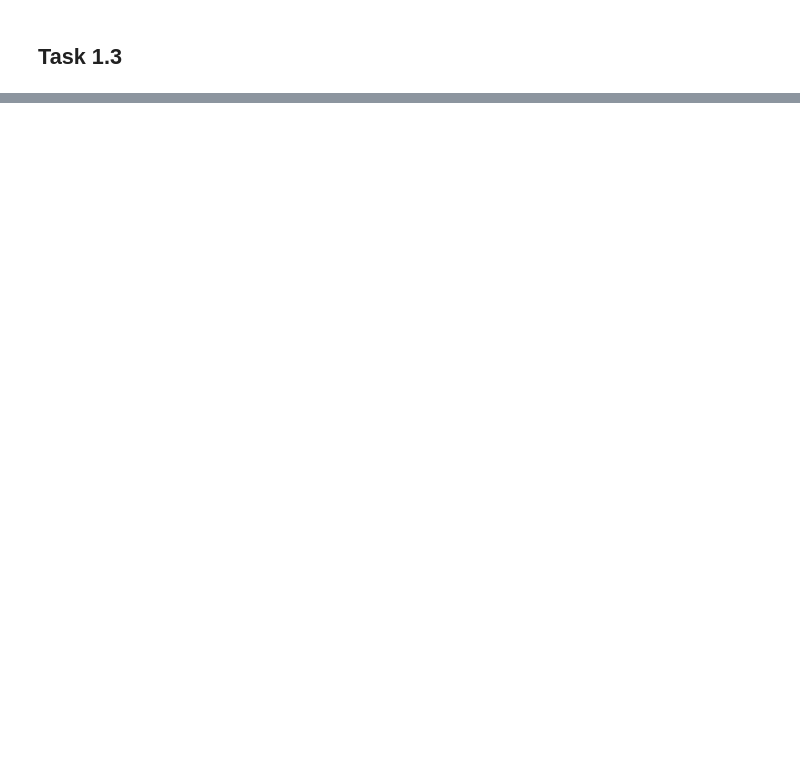
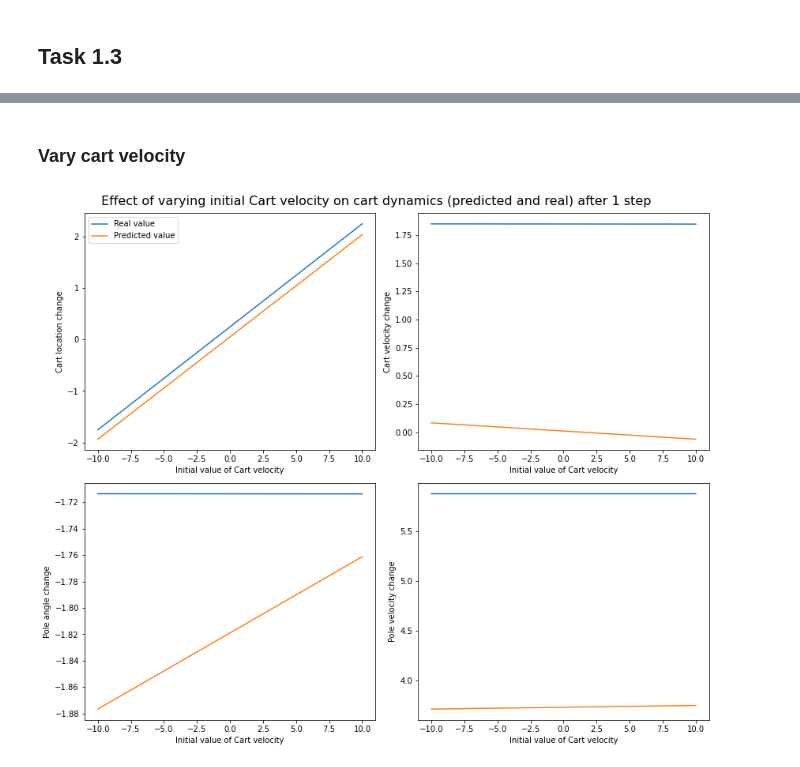
Before and after one commit to aditya-jain7/SF3, a Jupyter notebook: aj563_sf3_code.ipynb, the cells around one changed output, grey strips where cells are left out. Cells and saved outputs as stored; diff of their text form; code cells hidden in the pictures; blank space fills up the shorter version.

```diff
--- a/aj563_sf3_code.ipynb
+++ b/aj563_sf3_code.ipynb
@@ -484,0 +579,6 @@ vertical_plot(test_x,test_y+test_x,m+test_x)
+# %% [markdown]
+### Vary cart velocity
+# %%
+one_step_difference_with_predictions(1,[-10,10],15)
+# %% [output]
+[figure, added]
```
Also changed, not shown: parts of 25 cells of this notebook.
